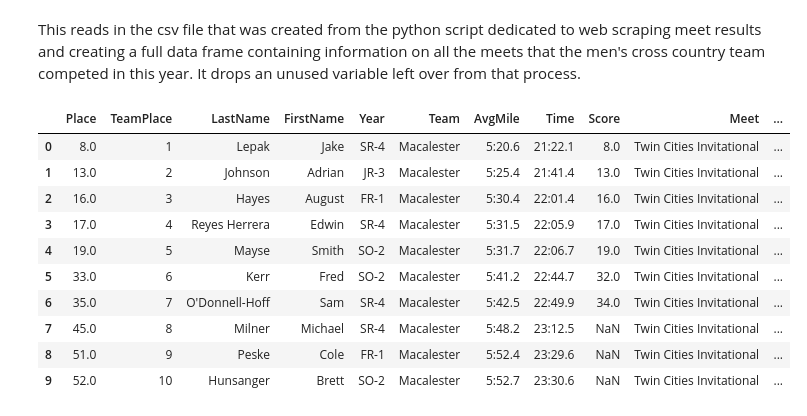
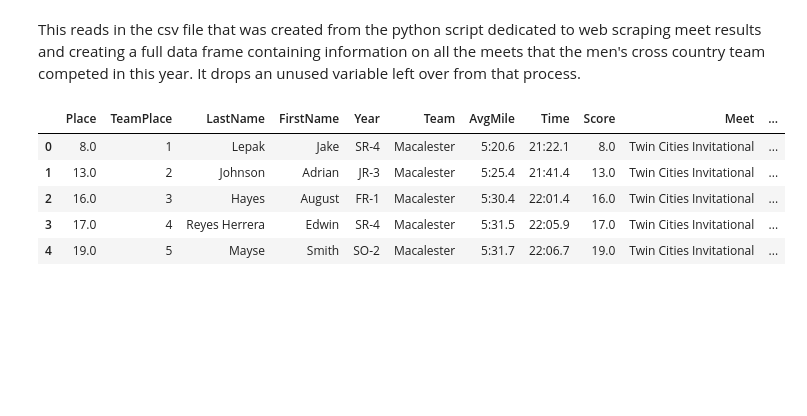
Before and after one commit to ereyesherrera/web_scraping_project, a Jupyter notebook: MACXC_dataViz.ipynb, the cells around one changed output. Cells and saved outputs as stored; diff of their text form; code cells hidden in the pictures; blank space fills up the shorter version.

```diff
--- a/MACXC_dataViz.ipynb
+++ b/MACXC_dataViz.ipynb
@@ -9,16 +10,11 @@ This reads in the csv file that was created from the python script dedicated to
 # %%
 MeetInfo = pd.read_csv("Meet.csv")
 MeetInfo = MeetInfo.drop(['Unnamed: 0'], axis=1)
-MeetInfo.head(10)
+MeetInfo.head()
 # %% [output]
 |  | Place | TeamPlace | LastName | FirstName | Year | Team | AvgMile | Time | Score | Meet | ... |
 | 0 | 8.0 | 1 | Lepak | Jake | SR-4 | Macalester | 5:20.6 | 21:22.1 | 8.0 | Twin Cities Invitational | ... |
 | 1 | 13.0 | 2 | Johnson | Adrian | JR-3 | Macalester | 5:25.4 | 21:41.4 | 13.0 | Twin Cities Invitational | ... |
 | 2 | 16.0 | 3 | Hayes | August | FR-1 | Macalester | 5:30.4 | 22:01.4 | 16.0 | Twin Cities Invitational | ... |
 | 3 | 17.0 | 4 | Reyes Herrera | Edwin | SR-4 | Macalester | 5:31.5 | 22:05.9 | 17.0 | Twin Cities Invitational | ... |
 | 4 | 19.0 | 5 | Mayse | Smith | SO-2 | Macalester | 5:31.7 | 22:06.7 | 19.0 | Twin Cities Invitational | ... |
-| 5 | 33.0 | 6 | Kerr | Fred | SO-2 | Macalester | 5:41.2 | 22:44.7 | 32.0 | Twin Cities Invitational | ... |
-| 6 | 35.0 | 7 | O'Donnell-Hoff | Sam | SR-4 | Macalester | 5:42.5 | 22:49.9 | 34.0 | Twin Cities Invitational | ... |
-| 7 | 45.0 | 8 | Milner | Michael | SR-4 | Macalester | 5:48.2 | 23:12.5 | NaN | Twin Cities Invitational | ... |
-| 8 | 51.0 | 9 | Peske | Cole | FR-1 | Macalester | 5:52.4 | 23:29.6 | NaN | Twin Cities Invitational | ... |
-| 9 | 52.0 | 10 | Hunsanger | Brett | SO-2 | Macalester | 5:52.7 | 23:30.6 | NaN | Twin Cities Invitational | ... |
```
Also changed, not shown: parts of 3 cells of this notebook, 2 other files.
